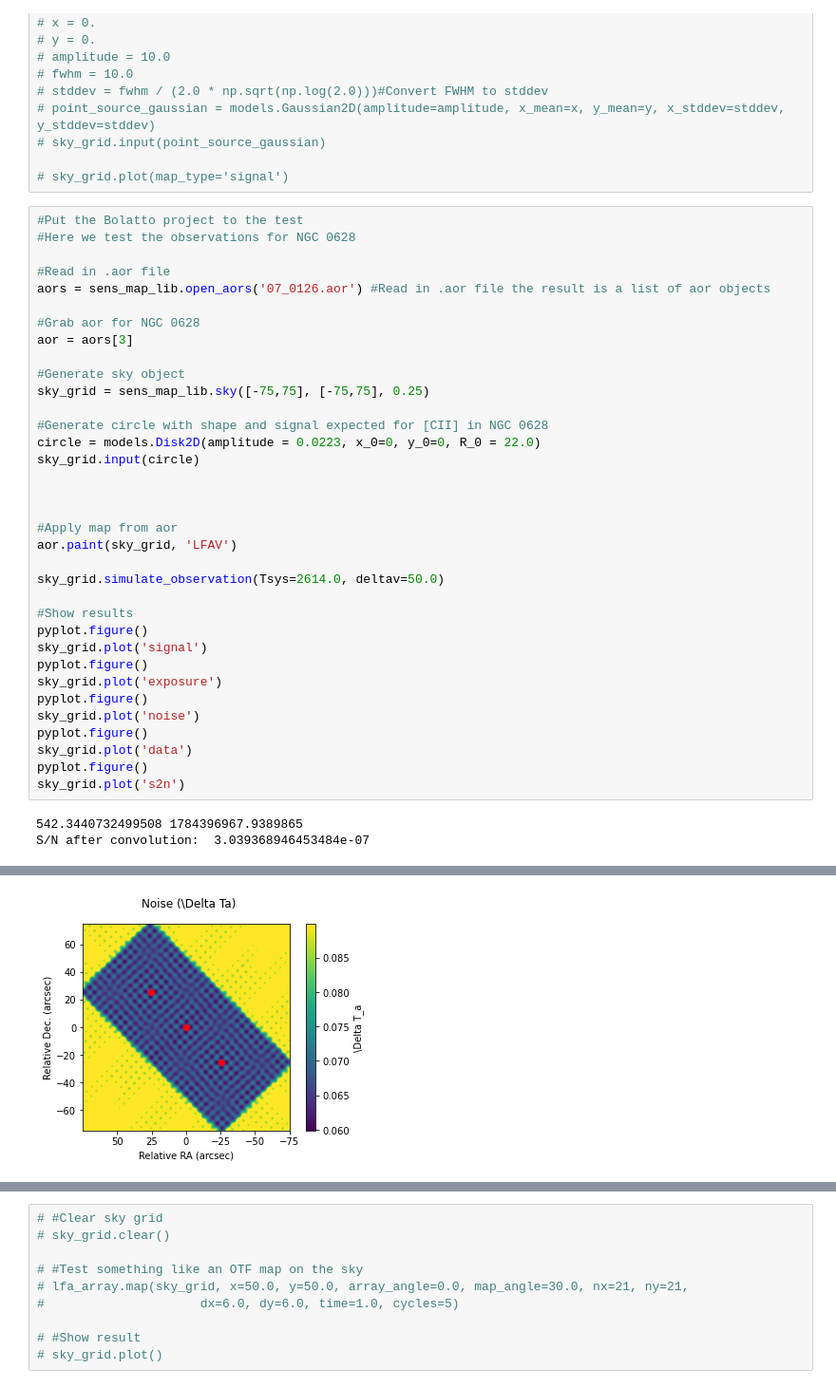
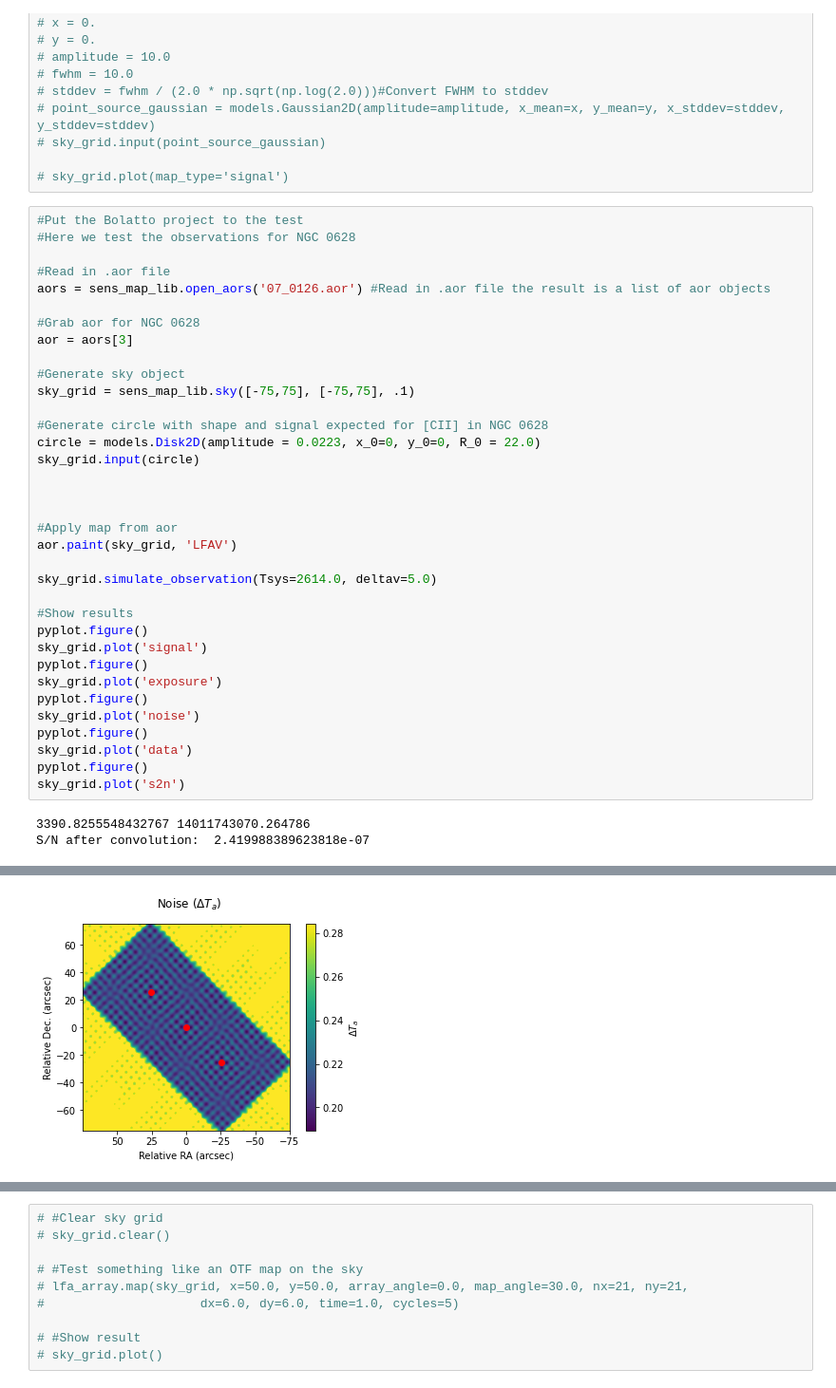
Before and after one commit to kfkaplan/the_greatest_sensitivity_mapper, a Jupyter notebook: test_sense_map.ipynb, the cells around one changed output, grey strips where cells are left out. Shown at 95% size. Cells and saved outputs as stored; diff of their text form.

```diff
--- a/test_sense_map.ipynb
+++ b/test_sense_map.ipynb
@@ -600,7 +626,7 @@ aors = sens_map_lib.open_aors('07_0126.aor') #Read in .aor file the result is a
 aor = aors[3]
 
 #Generate sky object
-sky_grid = sens_map_lib.sky([-75,75], [-75,75], 0.25)
+sky_grid = sens_map_lib.sky([-75,75], [-75,75], .1)
 
 #Generate circle with shape and signal expected for [CII] in NGC 0628
 circle = models.Disk2D(amplitude = 0.0223, x_0=0, y_0=0, R_0 = 22.0)
@@ -611,7 +637,7 @@ sky_grid.input(circle)
 #Apply map from aor
 aor.paint(sky_grid, 'LFAV')
 
-sky_grid.simulate_observation(Tsys=2614.0, deltav=50.0)
+sky_grid.simulate_observation(Tsys=2614.0, deltav=5.0)
 
 #Show results
 pyplot.figure()
@@ -625,5 +651,5 @@ sky_grid.plot('data')
 pyplot.figure()
 sky_grid.plot('s2n')
 # %% [output]
-542.3440732499508 1784396967.9389865
-S/N after convolution:  3.039368946453484e-07
+3390.8255548432767 14011743070.264786
+S/N after convolution:  2.419988389623818e-07
@@ -631,2 +657,2 @@ S/N after convolution:  3.039368946453484e-07
 [figure]
-[figure, old version]
+[figure, new version]
```
Also changed, not shown: parts of 16 cells of this notebook, 1 other file.
